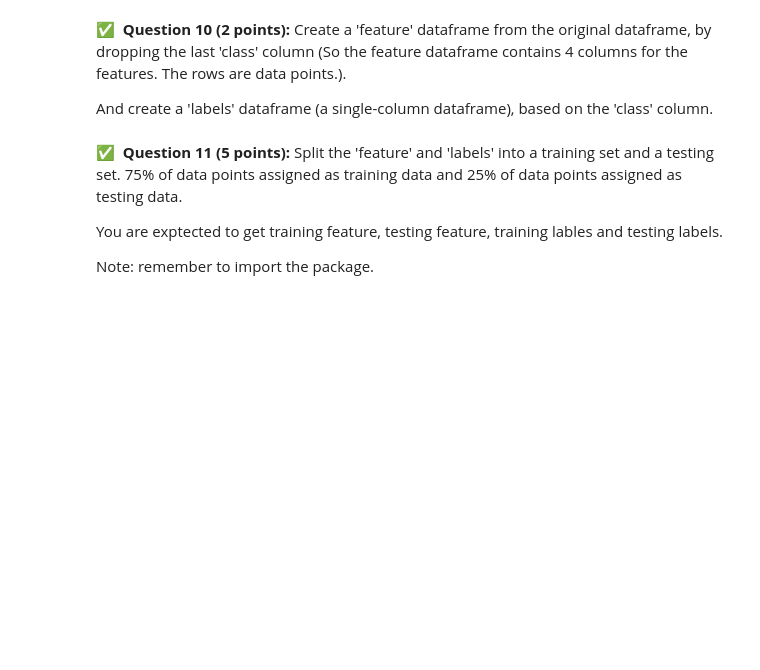
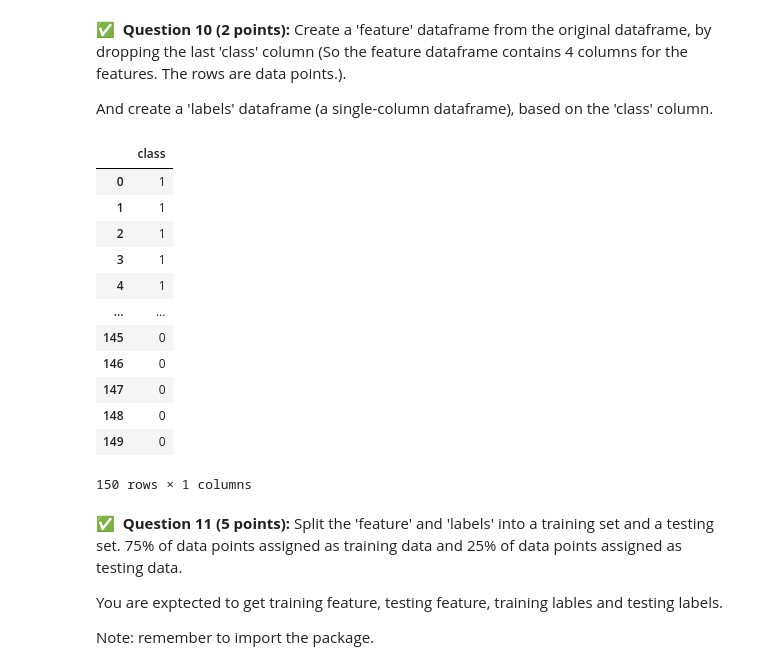
Before and after one commit to barnbyje/cmse202-s22-turnin, a Jupyter notebook: final/CMSE202-Final-Section-001-STUDENT.ipynb, the cells around one changed output. Cells and saved outputs as stored; diff of their text form; code cells hidden in the pictures; blank space fills up the shorter version.

```diff
--- a/final/CMSE202-Final-Section-001-STUDENT.ipynb
+++ b/final/CMSE202-Final-Section-001-STUDENT.ipynb
@@ -266,6 +266,23 @@ df['class'].replace({'Iris-setosa':1, "Iris-versicolor":1, "Iris-virginica":0},
 And create a 'labels' dataframe (a single-column dataframe), based on the 'class' column.
 # %%
 # Put your code here:
+feature = df.iloc[:,0:4]
+labels = df.iloc[:,4]
+pd.DataFrame(labels)
+# %% [output]
+|  | class |
+| 0 | 1 |
+| 1 | 1 |
+| 2 | 1 |
+| 3 | 1 |
+| 4 | 1 |
+| ... | ... |
+| 145 | 0 |
+| 146 | 0 |
+| 147 | 0 |
+| 148 | 0 |
+| 149 | 0 |
+150 rows × 1 columns
 # %% [markdown]
 &#9989;&nbsp; **Question 11 (5 points):** Split the 'feature' and 'labels' into a training set and a testing set.  75% of data points assigned as training data and 25% of data points assigned as testing data.
 
```
Also changed, not shown: parts of 10 cells of this notebook.
